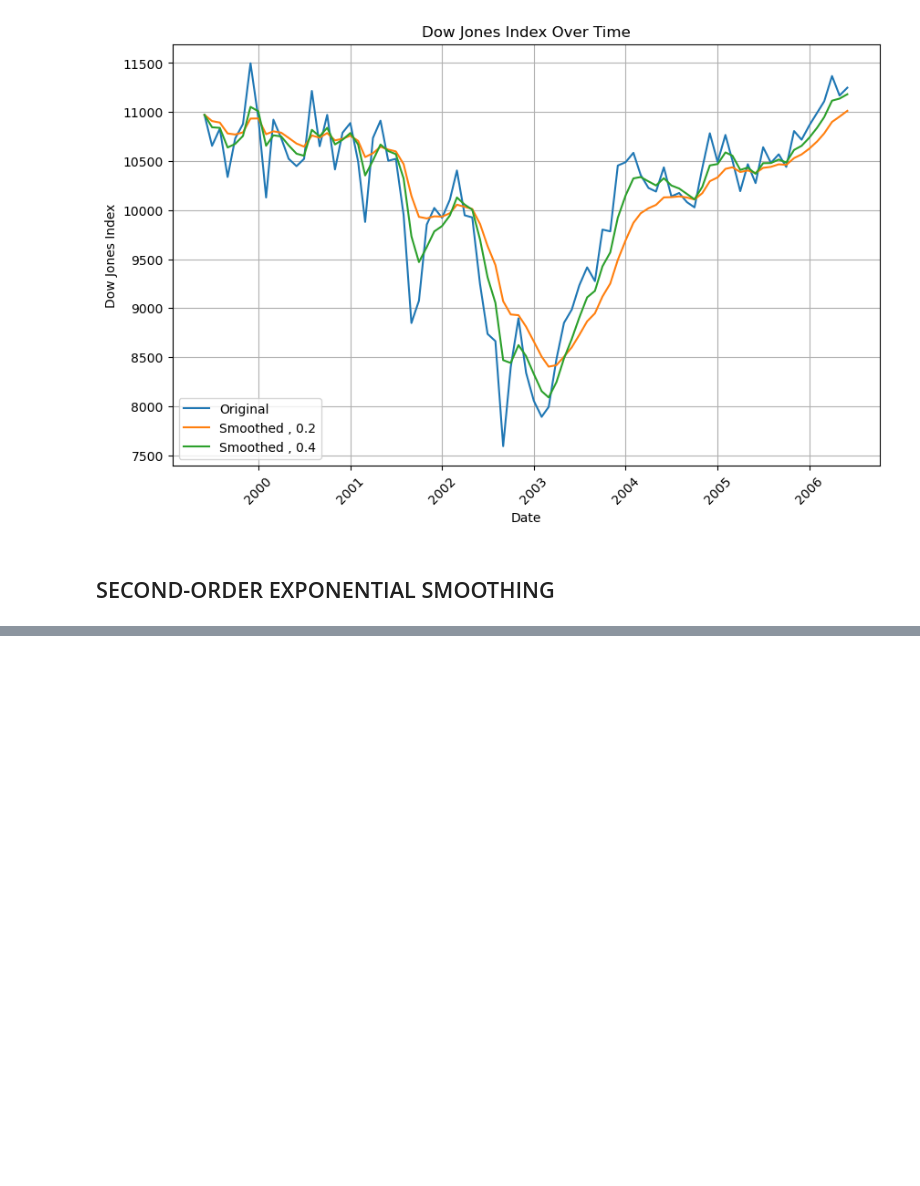
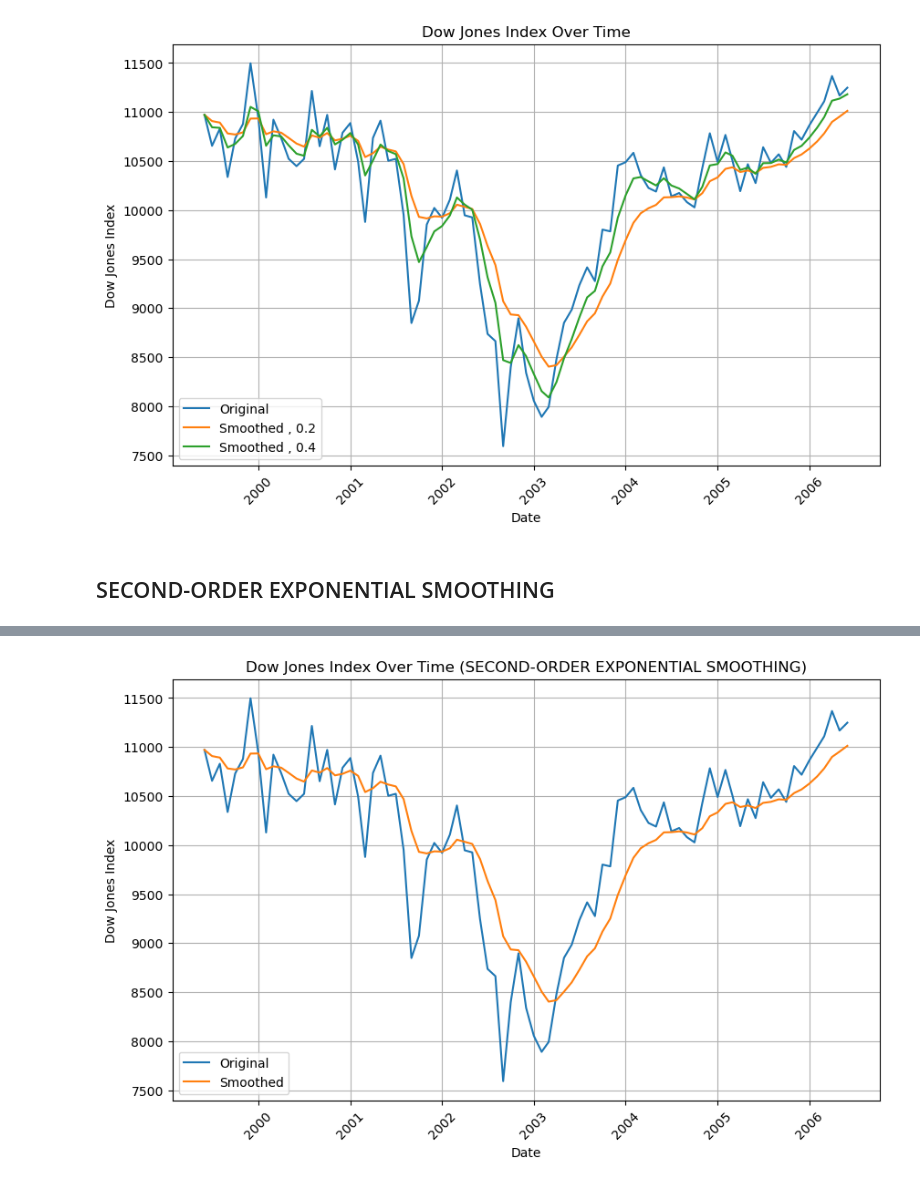
Before and after one commit to kavan-mistry/TSA, a Jupyter notebook: TSA-28-3.ipynb, the cells around one changed output, grey strips where cells are left out. Saved outputs shown, nothing was run; the diff lists cells and outputs as text; code cells hidden in the pictures; blank space fills up the shorter version.

```diff
--- a/TSA-28-3.ipynb
+++ b/TSA-28-3.ipynb
@@ -120,0 +140,13 @@ smoothed_second_y = smooth(df['Dow Jones'], alpha=0.2)
+# %%
+plt.figure(figsize=(10, 6))
+plt.plot(df['Date'], df['Dow Jones'], label='Original')
+plt.plot(df['Date'], smoothed_second_y, label='Smoothed')
+plt.title('Dow Jones Index Over Time (SECOND-ORDER EXPONENTIAL SMOOTHING)')
+plt.xlabel('Date')
+plt.ylabel('Dow Jones Index')
+plt.grid(True)
+plt.xticks(rotation=45)
+plt.legend()
+plt.show()
+# %% [output]
+[figure, added]
```
Also changed, not shown: parts of 1 cell of this notebook, 7 other files.
